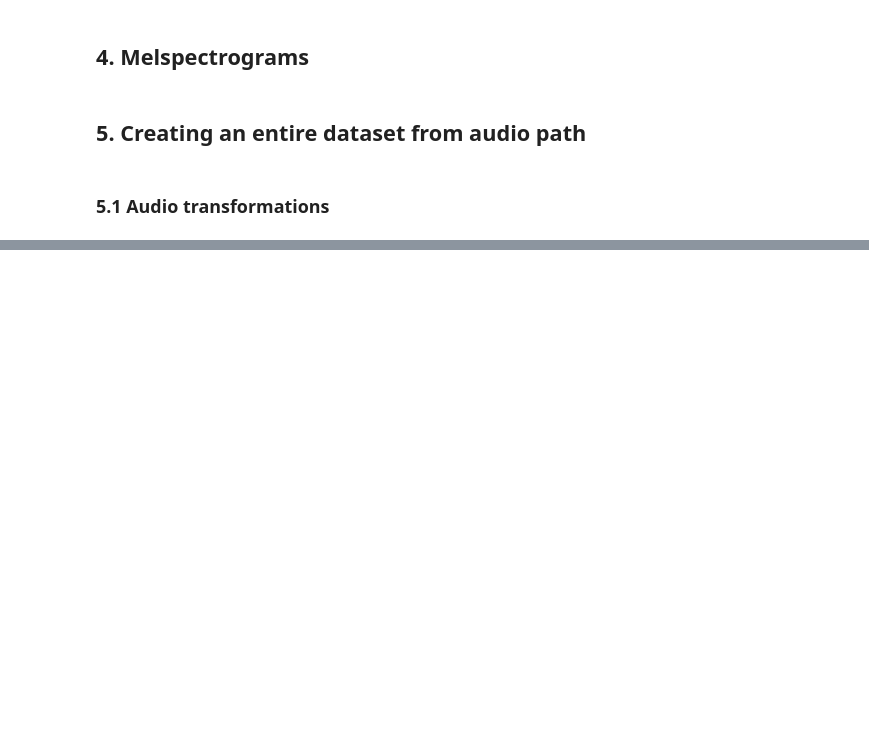
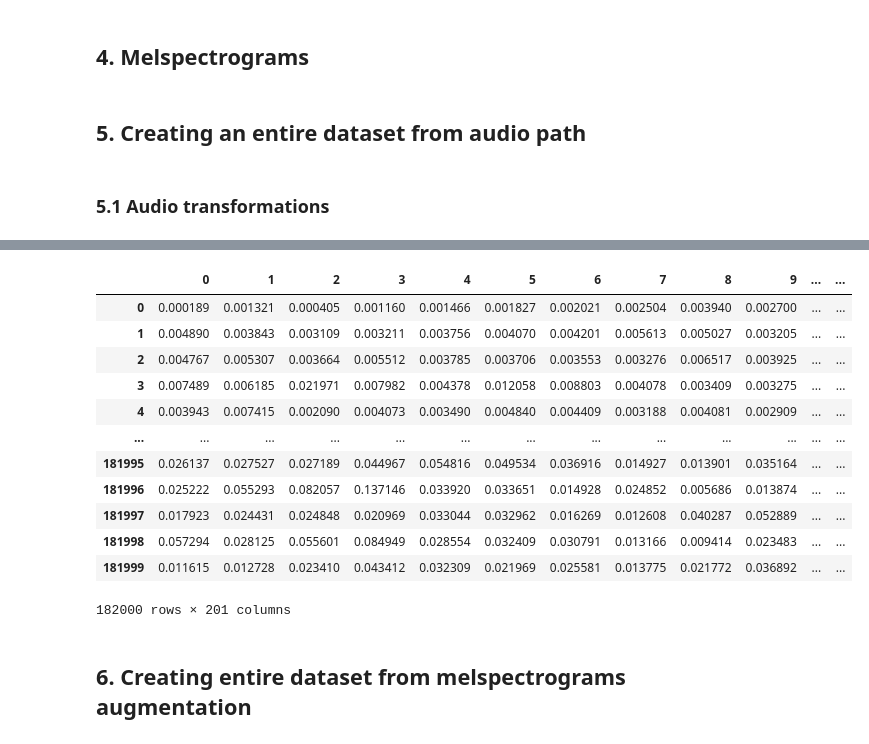
Before and after one commit to martinflor/CNN-ESC50Dataset, a Jupyter notebook: CNN_on_AudioESC50Dataset.ipynb, the cells around one changed output, grey strips where cells are left out. Drawn from its saved outputs; the diff is of its cells as text; code cells hidden in the pictures; blank space fills up the shorter version.

```diff
--- a/CNN_on_AudioESC50Dataset.ipynb
+++ b/CNN_on_AudioESC50Dataset.ipynb
@@ -423,0 +123,32 @@ Time needed :  2.042079210281372
+# %%
+def dataset(paths, labels, transform = False) :
+    df = pd.DataFrame(data = paths, columns = labels) # sound paths
+    df_original = df.applymap(lambda x :  sf.read(x)) # sounds
+    df_original = data_shape(df_original.applymap(load_ogg_file)) # shaping sounds
+
+    lst = [df_original]
+    for i in range(30) :
+        print("computing dataset {}".format(i))
+        noise_df = df.applymap(add_noise)
+        scaling_df = df.applymap(scaling)
+        time_df = df.applymap(time_shift)
+        lst.append(data_shape(noise_df))
+        lst.append(data_shape(scaling_df))
+        lst.append(data_shape(time_df))
+
+    return pd.concat(lst, axis = 0, ignore_index=True)
+# %%
+def aug_audio_dataset() :
+    _df = dataset(paths = original_audio.T, labels = soundfiles)
+    frames = []
+    for i in range(len(_df.columns)) :
+        for j in _df[_df.columns[i]] :
+            tmp = pd.DataFrame(j.reshape(200,))
+            tmp = tmp.T
+            tmp['label'] = i
+            frames.append(tmp)
+    _df =  pd.concat(frames, ignore_index = True)
+    _df.iloc[:, -1] = _df.iloc[:, -1].map(lambda x : int(x))
+    return _df
+# %%
+aug_audio_df = aug_audio_dataset()
@@ -423,0 +173,3 @@ Time needed :  2.042079210281372
+# %%
+for i in aug_audio_df.columns :
+    aug_audio_df[i] /= np.max(aug_audio_df[i])
@@ -423,0 +191,18 @@ Time needed :  2.042079210281372
+# %%
+aug_audio_df
+# %% [output]
+|  | 0 | 1 | 2 | 3 | 4 | 5 | 6 | 7 | 8 | 9 | ... | ... |
+| 0 | 0.000189 | 0.001321 | 0.000405 | 0.001160 | 0.001466 | 0.001827 | 0.002021 | 0.002504 | 0.003940 | 0.002700 | ... | ... |
+| 1 | 0.004890 | 0.003843 | 0.003109 | 0.003211 | 0.003756 | 0.004070 | 0.004201 | 0.005613 | 0.005027 | 0.003205 | ... | ... |
+| 2 | 0.004767 | 0.005307 | 0.003664 | 0.005512 | 0.003785 | 0.003706 | 0.003553 | 0.003276 | 0.006517 | 0.003925 | ... | ... |
+| 3 | 0.007489 | 0.006185 | 0.021971 | 0.007982 | 0.004378 | 0.012058 | 0.008803 | 0.004078 | 0.003409 | 0.003275 | ... | ... |
+| 4 | 0.003943 | 0.007415 | 0.002090 | 0.004073 | 0.003490 | 0.004840 | 0.004409 | 0.003188 | 0.004081 | 0.002909 | ... | ... |
+| ... | ... | ... | ... | ... | ... | ... | ... | ... | ... | ... | ... | ... |
+| 181995 | 0.026137 | 0.027527 | 0.027189 | 0.044967 | 0.054816 | 0.049534 | 0.036916 | 0.014927 | 0.013901 | 0.035164 | ... | ... |
+| 181996 | 0.025222 | 0.055293 | 0.082057 | 0.137146 | 0.033920 | 0.033651 | 0.014928 | 0.024852 | 0.005686 | 0.013874 | ... | ... |
+| 181997 | 0.017923 | 0.024431 | 0.024848 | 0.020969 | 0.033044 | 0.032962 | 0.016269 | 0.012608 | 0.040287 | 0.052889 | ... | ... |
+| 181998 | 0.057294 | 0.028125 | 0.055601 | 0.084949 | 0.028554 | 0.032409 | 0.030791 | 0.013166 | 0.009414 | 0.023483 | ... | ... |
+| 181999 | 0.011615 | 0.012728 | 0.023410 | 0.043412 | 0.032309 | 0.021969 | 0.025581 | 0.013775 | 0.021772 | 0.036892 | ... | ... |
+182000 rows × 201 columns
+# %% [markdown]
+## 6. Creating entire dataset from melspectrograms augmentation
```
Also changed, not shown: parts of 49 cells of this notebook, 1 other file.
